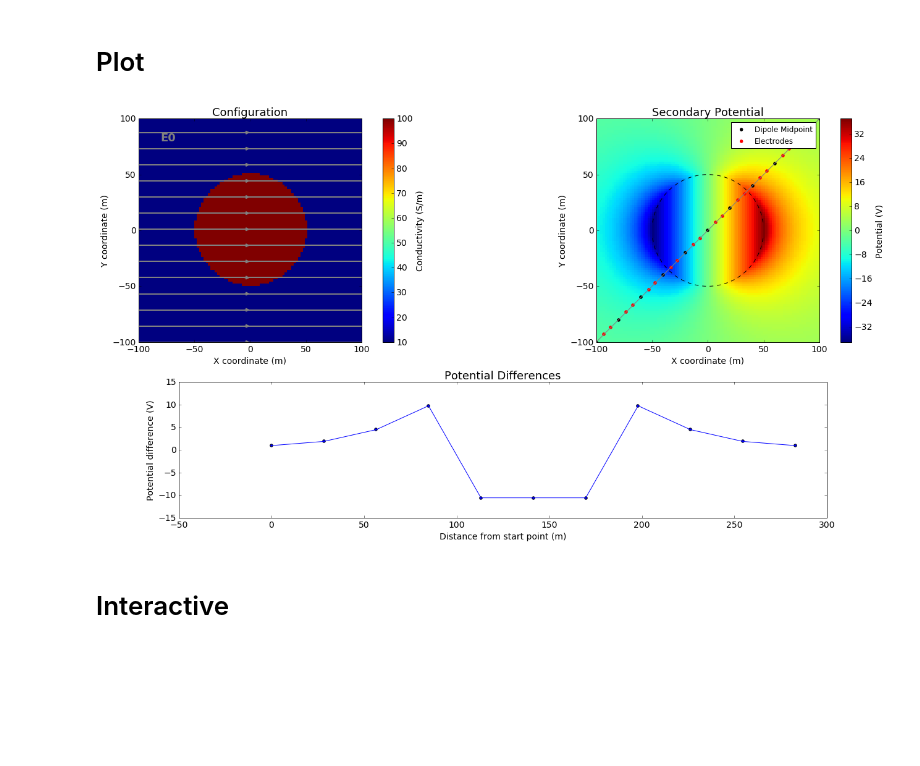
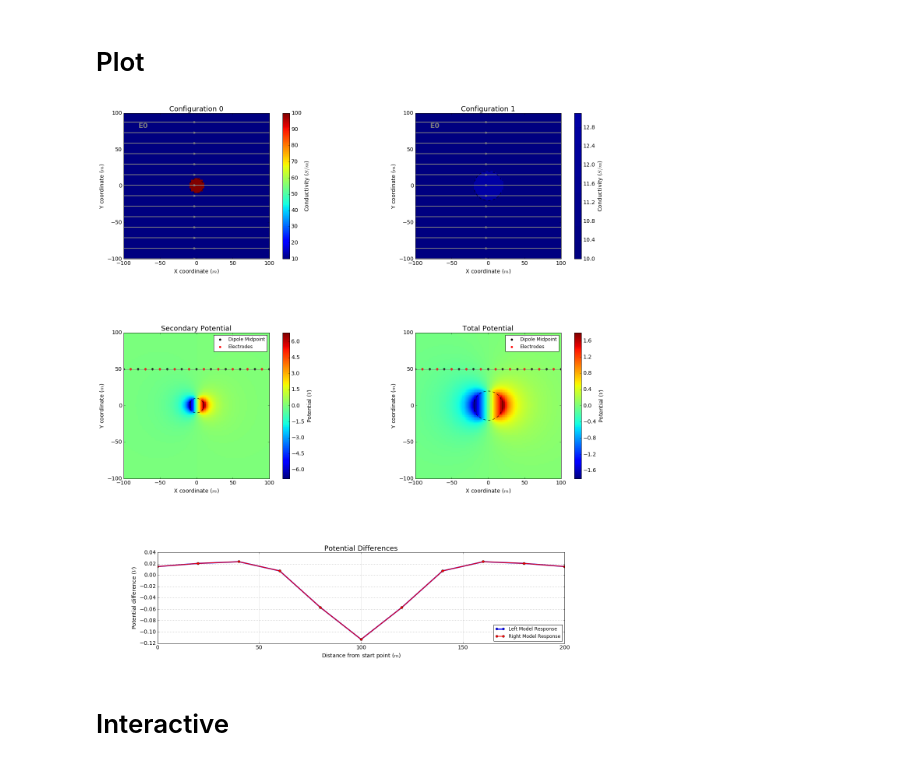
Before and after one commit to geoscixyz/em, a Jupyter notebook: examples/sphere/Wrapped_Example.ipynb, the cells around one changed output. Cells and saved outputs as stored; diff of their text form; code cells hidden in the pictures; blank space fills up the shorter version.

```diff
--- a/examples/sphere/Wrapped_Example.ipynb
+++ b/examples/sphere/Wrapped_Example.ipynb
@@ -8,37 +8,43 @@ from ipywidgets import *
 sig0 = 10.          # conductivity of the wholespace
 sig1 = 100.         # conductivity of the sphere
 R    = 50.          # radius of the sphere
 E0   = 1.           # inducing field strength
 n = 100             #level of discretisation
 xr = np.linspace(-2.*R, 2.*R, n) # X-axis discretization
 yr = xr.copy()      # Y-axis discretization
 dx = xr[1]-xr[0]       # mesh spacing
 dy = yr[1]-yr[0]       # mesh spacing
 zr = np.r_[0]          # identical to saying `zr = np.array([0])`
 XYZ = ndgrid(xr,yr,zr) # Space Definition
 PlotOpt = 'Secondary'
 
 xstart=-100.
-ystart=-100.
+ystart=50.
 xend=100.
-yend=100.
+yend=50.
 nb_dipole=11
 electrode_spacing=20
 
-example = 'Differences' # ElectricFields, Currents, Charges, Differences
+sig2 = 13.10344828
+R0    = 10.          # radius of the sphere
+R1 = 20.
+
+example = 'Inversion' # ElectricFields, Currents, Charges, Differences
 
 if example is 'Potentials':
     fig,ax = plot_Potentials(XYZ, R, sig0, sig1, E0)
 elif example is 'ElectricFields':
     fig,ax = plot_ElectricField(XYZ,R, sig0, sig1 , E0, PlotOpt)
 elif example is 'Currents':
     fig,ax = plot_Currents(XYZ,R, sig0, sig1,E0,PlotOpt)
 elif example is 'Charges':
     fig,ax = plot_Charges(XYZ,R, sig0, sig1, E0)
 elif example is 'Differences':
     fig = plot_PotentialDifferences(XYZ,R,sig0,sig1,E0,xstart,ystart,xend,yend,nb_dipole,electrode_spacing,PlotOpt)
+elif example is 'Inversion':
+    fig = inversion_uncertainty(XYZ,sig0,sig1,sig2,R0,R1,E0,xstart,ystart,xend,yend,nb_dipole,electrode_spacing,PlotOpt)
 # %% [output]
-[figure, old version]
+[figure, new version]
 # %% [markdown]
 # Interactive
 # %%
```
Also changed, not shown: parts of 1 cell of this notebook, 3 other files.
